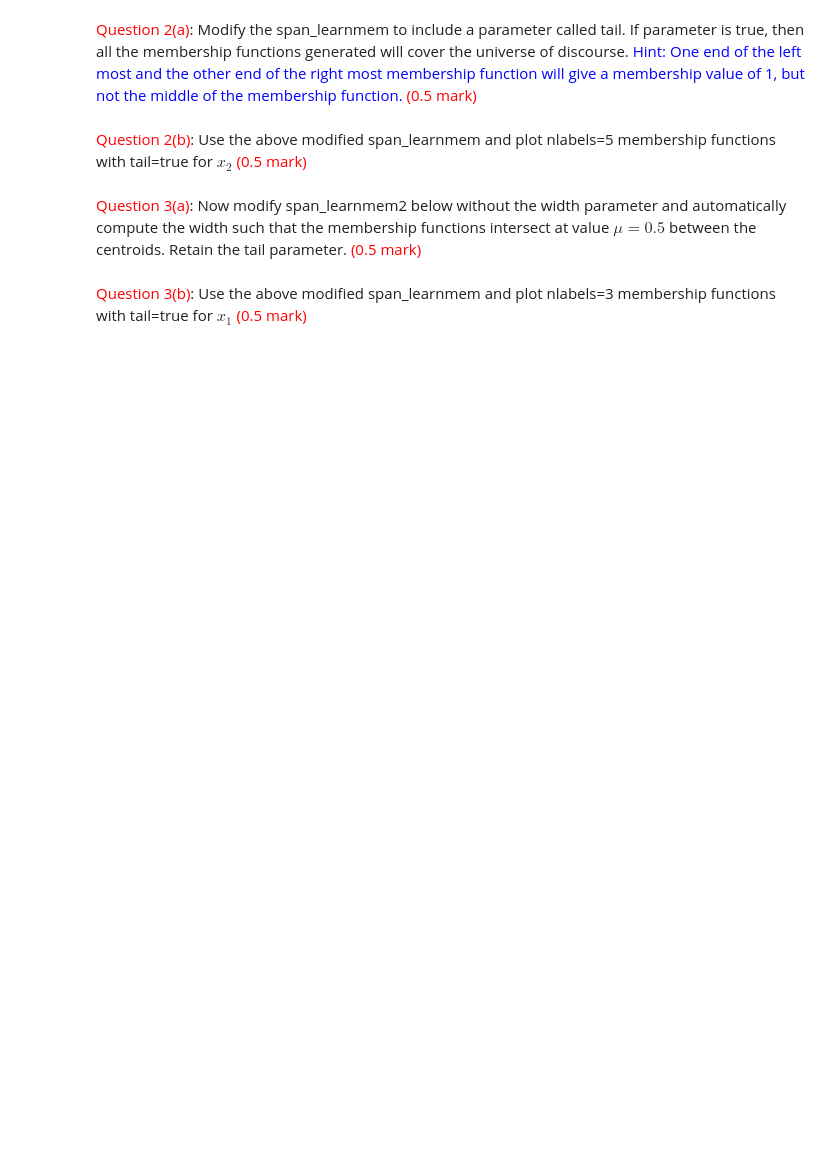
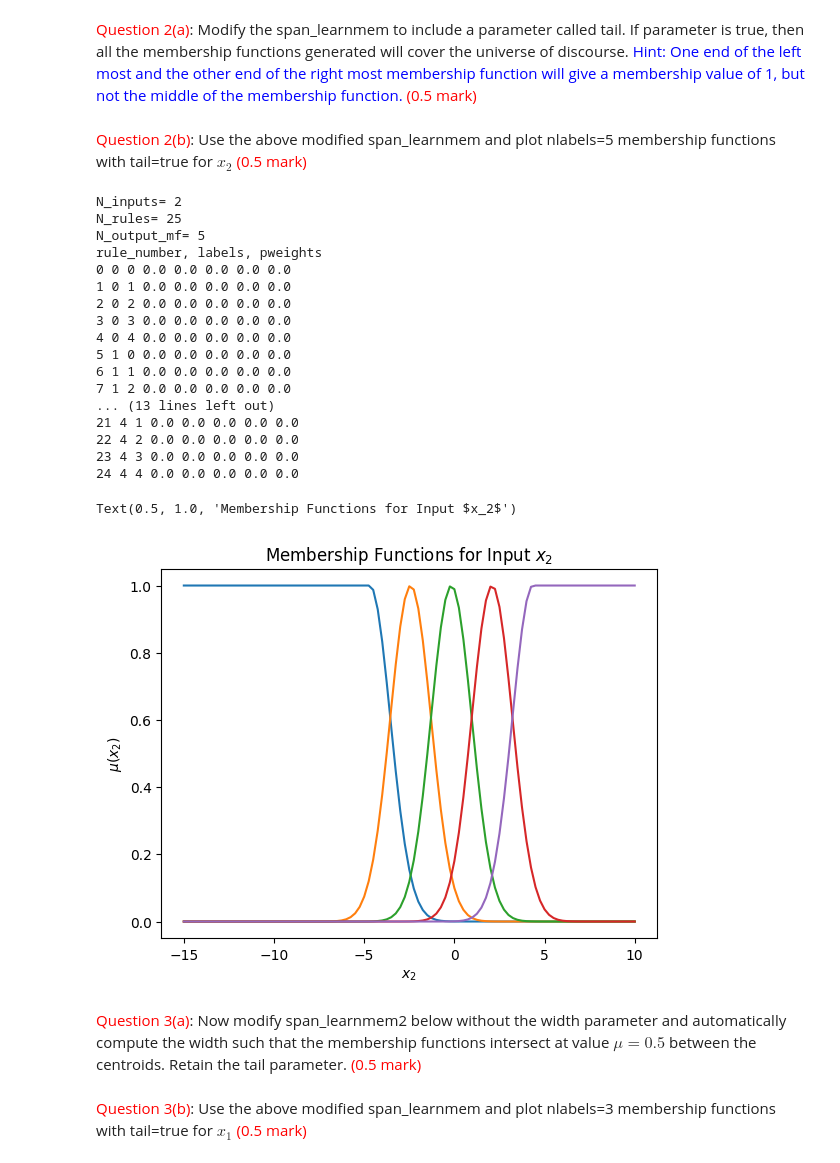
Before and after one commit to woon0505/AI6124_A2, a Jupyter notebook: ai6124_assignment4.ipynb, the cells around one changed output. Cells and saved outputs as stored; diff of their text form; code cells hidden in the pictures; blank space fills up the shorter version.

```diff
--- a/ai6124_assignment4.ipynb
+++ b/ai6124_assignment4.ipynb
@@ -272,7 +311,7 @@ def span_learnmem1(x, params):
         ninputs=1
     else:
         ninputs=np.size(x,1)
-
+    fis=[]
     for i in range(ninputs):
         if ninputs==1:
             centroids=np.linspace(minx,maxx,int(nlabels))
@@ -281,7 +320,12 @@ def span_learnmem1(x, params):
         sig=(centroids[1]-centroids[0])*width
         mf=[]
         for j in range(nlabels):
-            mf.append(fismf(Type = 'gauss2mf', Parameters = [sig, centroids[j], sig, centroids[j]]))
+            if tail and j == 0:
+              mf.append(fuzzymf(Type = 'gauss2mf', Parameters = [sig, -15, sig, centroids[j]]))
+            elif tail and j == nlabels - 1:
+              mf.append(fuzzymf(Type = 'gauss2mf', Parameters = [sig, centroids[j], sig, 10]))
+            else:
+              mf.append(fuzzymf(Type = 'gauss2mf', Parameters = [sig, centroids[j], sig, centroids[j]]))
         fis.append(mf)
     return fis
 # %% [markdown]
@@ -291,3 +333,39 @@ def span_learnmem1(x, params):
+# %%
+# Enter code here for Question 2(b).
+inmf3 = span_learnmem1(dataset, [5, 0.5, True])
+outmf3 = span_learnmem1(labels, [5, 0.5, True])
+nf3=popfnn(In_mf=inmf3, Out_mf=outmf3)
+nf3.printruleslabels()
+
+x = np.linspace(-15, 10, 101)
+plt.plot(x, evalmf(inmf3[1][0], x))
+plt.plot(x, evalmf(inmf3[1][1], x))
+plt.plot(x, evalmf(inmf3[1][2], x))
+plt.plot(x, evalmf(inmf3[1][3], x))
+plt.plot(x, evalmf(inmf3[1][4], x))
+plt.xlabel('$x_2$')
+plt.ylabel('$\mu(x_2)$')
+plt.title('Membership Functions for Input $x_2$')
+# %% [output]
+N_inputs= 2
+N_rules= 25
+N_output_mf= 5
+rule_number, labels, pweights
+0 0 0 0.0 0.0 0.0 0.0 0.0
+1 0 1 0.0 0.0 0.0 0.0 0.0
+2 0 2 0.0 0.0 0.0 0.0 0.0
+3 0 3 0.0 0.0 0.0 0.0 0.0
+4 0 4 0.0 0.0 0.0 0.0 0.0
+5 1 0 0.0 0.0 0.0 0.0 0.0
+6 1 1 0.0 0.0 0.0 0.0 0.0
+7 1 2 0.0 0.0 0.0 0.0 0.0
+... (13 lines left out)
+21 4 1 0.0 0.0 0.0 0.0 0.0
+22 4 2 0.0 0.0 0.0 0.0 0.0
+23 4 3 0.0 0.0 0.0 0.0 0.0
+24 4 4 0.0 0.0 0.0 0.0 0.0
+Text(0.5, 1.0, 'Membership Functions for Input $x_2$')
+[figure, added]
 # %% [markdown]
 <font color=red>Question 3(a)</font>: Now modify span_learnmem2 below without the width parameter and automatically compute the width such that the membership functions intersect at value $\mu=0.5$ between the centroids. Retain the tail parameter. <font color='red'>(0.5 mark)</font>
 # %%
```
Also changed, not shown: parts of 14 cells of this notebook.
